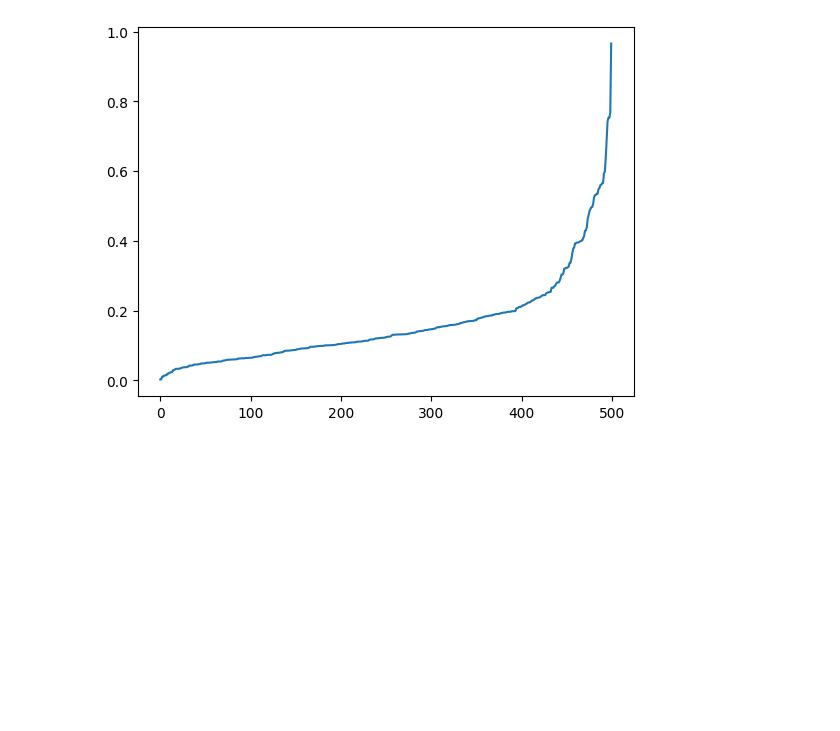
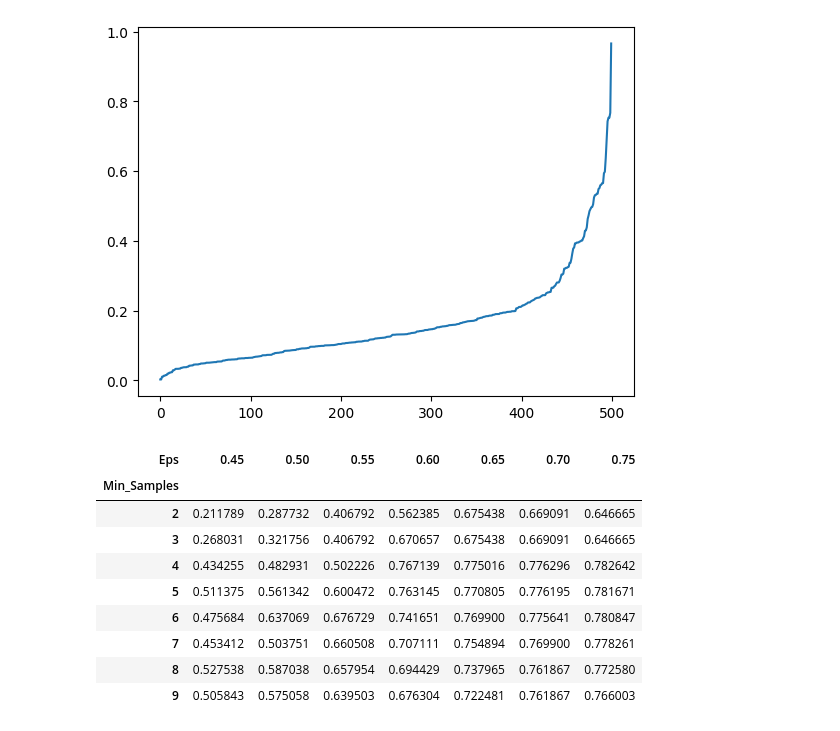
Before and after one commit to PabloJRW/clustering, a Jupyter notebook: dbscan.ipynb, the cells around one changed output. Saved outputs shown, nothing was run; the diff lists cells and outputs as text; code cells hidden in the pictures; blank space fills up the shorter version.

```diff
--- a/dbscan.ipynb
+++ b/dbscan.ipynb
@@ -105,0 +119,17 @@ plt.show()
+# %%
+df_params_tunning = pd.DataFrame.from_records(dbscan_params, columns=["Eps", "Min_Samples"])
+df_params_tunning["sil_scores"] = sil_scores
+
+pivot_data = pd.pivot_table(df_params_tunning, values='sil_scores', index='Min_Samples', columns='Eps')
+pivot_data
+# %% [output]
+| Eps | 0.45 | 0.50 | 0.55 | 0.60 | 0.65 | 0.70 | 0.75 |
+| Min_Samples |  |  |  |  |  |  |  |
+| 2 | 0.211789 | 0.287732 | 0.406792 | 0.562385 | 0.675438 | 0.669091 | 0.646665 |
+| 3 | 0.268031 | 0.321756 | 0.406792 | 0.670657 | 0.675438 | 0.669091 | 0.646665 |
+| 4 | 0.434255 | 0.482931 | 0.502226 | 0.767139 | 0.775016 | 0.776296 | 0.782642 |
+| 5 | 0.511375 | 0.561342 | 0.600472 | 0.763145 | 0.770805 | 0.776195 | 0.781671 |
+| 6 | 0.475684 | 0.637069 | 0.676729 | 0.741651 | 0.769900 | 0.775641 | 0.780847 |
+| 7 | 0.453412 | 0.503751 | 0.660508 | 0.707111 | 0.754894 | 0.769900 | 0.778261 |
+| 8 | 0.527538 | 0.587038 | 0.657954 | 0.694429 | 0.737965 | 0.761867 | 0.772580 |
+| 9 | 0.505843 | 0.575058 | 0.639503 | 0.676304 | 0.722481 | 0.761867 | 0.766003 |
```
Also changed, not shown: parts of 6 cells of this notebook.
